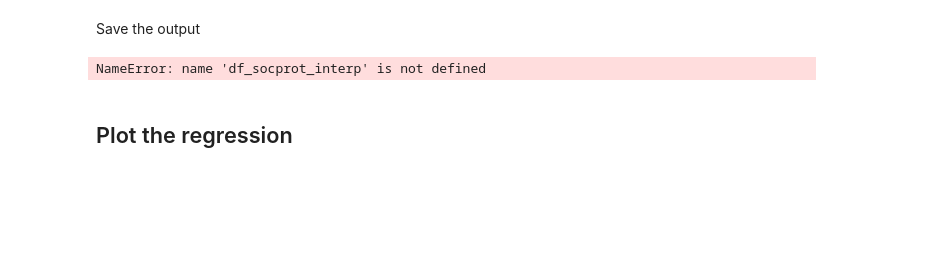
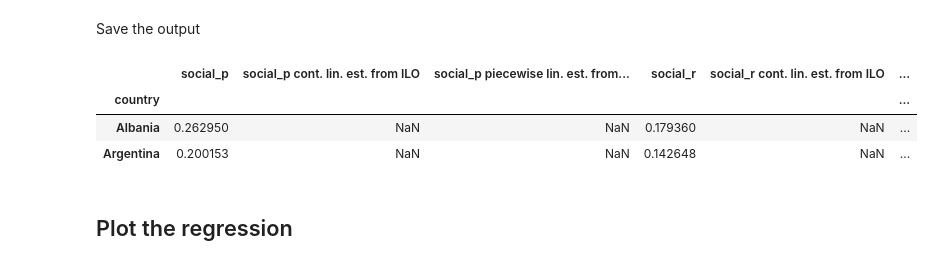
Before and after one commit to rabons/deprecated_wb_resilience, a Jupyter notebook: ILO and ASPIRE social protection.ipynb, the cells around one changed output. Drawn from its saved outputs; the diff is of its cells as text; code cells hidden in the pictures; blank space fills up the shorter version.

```diff
--- a/ILO and ASPIRE social protection.ipynb
+++ b/ILO and ASPIRE social protection.ipynb
@@ -164,11 +175,10 @@ y_hat_lin_r = x_grid * regress_linear_r.params
 # %% [markdown]
 ## Piecewise linear regression
 # %%
-def linear(x, a, b):
-    y2 = a + b*x
-    return y2
 def piecewise_linear(x, Theta, a, b):
-    return np.piecewise(x, [x <= Theta, x > Theta ], [lambda x:a*x, lambda x:a*x + b*(x-Theta)])
+    y = np.piecewise(x, [x <= Theta, x > Theta ], [lambda x:a*x, lambda x:a*x + b*(x-Theta)])
+    y[np.isnan(x)]=np.nan
+    return y
 # %%
 popt_p, pcov_lin_p = sp.optimize.curve_fit(piecewise_linear, np.array(X), np.array(Yp)) # input needs np.array
 popt_r, pcov_lin_r = sp.optimize.curve_fit(piecewise_linear, np.array(X), np.array(Yr)) # input needs np.array
@@ -240,10 +248,13 @@ Save the output
 # %%
 df_socprot_missing.to_csv('output/missing_countries_estimation.csv', encoding = 'utf-8')
 # %%
-df_socprot_new = df_socprot.append(df_socprot_interp)
+df_socprot_new = df_socprot.append(df_socprot_missing)
 df_socprot_new.head(2)
 # %% [output]
-NameError: name 'df_socprot_interp' is not defined
+|  | social_p | social_p cont. lin. est. from ILO | social_p piecewise lin. est. from... | social_r | social_r cont. lin. est. from ILO | ... |
+| country |  |  |  |  |  | ... |
+| Albania | 0.262950 | NaN | NaN | 0.179360 | NaN | ... |
+| Argentina | 0.200153 | NaN | NaN | 0.142648 | NaN | ... |
 # %%
 df_socprot_new.to_csv('output/all_countries_estimation.csv', encoding = 'utf-8')
 # %% [markdown]
```
Also changed, not shown: parts of 9 cells of this notebook, 9 other files.
